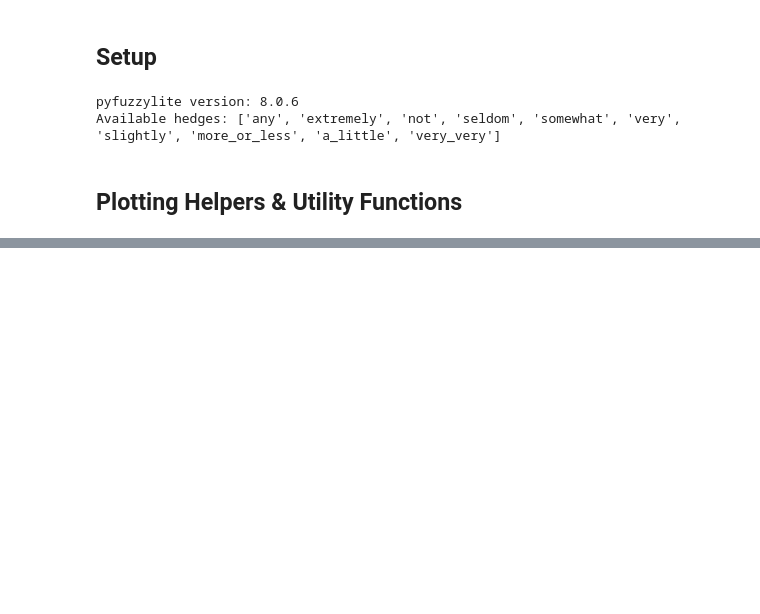
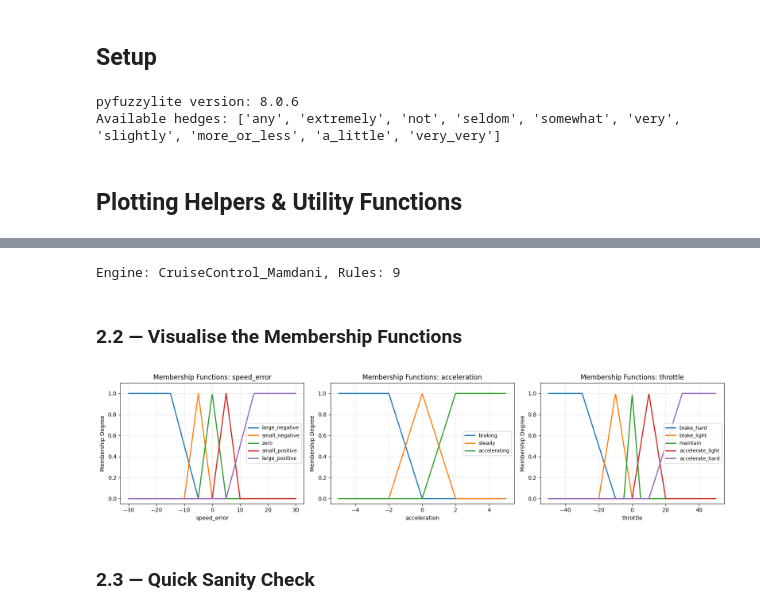
Before and after one commit to KyryloKozlovskyi/AI-Lab-6, a Jupyter notebook: problems.ipynb, the cells around one changed output, grey strips where cells are left out. Saved outputs shown, nothing was run; the diff lists cells and outputs as text; code cells hidden in the pictures; blank space fills up the shorter version.

```diff
--- a/problems.ipynb
+++ b/problems.ipynb
@@ -24,0 +227,80 @@ Available hedges: ['any', 'extremely', 'not', 'seldom', 'somewhat', 'very', 'sli
+# %%
+def create_mamdani_cruise_controller():
+    """Create a Mamdani fuzzy cruise controller."""
+    engine = fl.Engine(
+        name="CruiseControl_Mamdani",
+        input_variables=[
+            fl.InputVariable(
+                name="speed_error", minimum=-30, maximum=30,
+                terms=[
+                    fl.Trapezoid("large_negative", -30, -30, -15, -5),
+                    fl.Triangle("small_negative", -10, -5, 0),
+                    fl.Triangle("zero", -5, 0, 5),
+                    fl.Triangle("small_positive", 0, 5, 10),
+                    fl.Trapezoid("large_positive", 5, 15, 30, 30),
+                ],
+            ),
+            fl.InputVariable(
+                name="acceleration", minimum=-5, maximum=5,
+                terms=[
+                    fl.Trapezoid("braking",      -5, -5, -2,  0),
+                    fl.Triangle("steady",         -2,  0,  2),
+                    fl.Trapezoid("accelerating",   0,  2,  5,  5),
+                ],
+            ),
+        ],
+        output_variables=[
+            fl.OutputVariable(
+                name="throttle", minimum=-50, maximum=50,
+                aggregation=fl.Maximum(),
+                defuzzifier=fl.Centroid(200),
+                terms=[
+                    fl.Trapezoid("brake_hard",       -50, -50, -30, -10),
+                    fl.Triangle("brake_light",        -20, -10,   0),
+                    fl.Triangle("maintain",            -5,   0,   5),
+                    fl.Triangle("accelerate_light",     0,  10,  20),
+                    fl.Trapezoid("accelerate_hard",    10,  30,  50, 50),
+                ],
+            ),
+        ],
+        rule_blocks=[
+            fl.RuleBlock(
+                name="rules",
+                conjunction=fl.Minimum(),
+                disjunction=fl.Maximum(),
+                implication=fl.Minimum(),
+                activation=fl.General(),
+                rules=[
+                    fl.Rule.create("if speed_error is large_negative then throttle is brake_hard"),
+                    fl.Rule.create("if speed_error is small_negative and acceleration is accelerating then throttle is brake_light"),
+                    fl.Rule.create("if speed_error is small_negative and acceleration is steady then throttle is brake_light"),
+                    fl.Rule.create("if speed_error is small_negative and acceleration is braking then throttle is maintain"),
+                    fl.Rule.create("if speed_error is zero then throttle is maintain"),
+                    fl.Rule.create("if speed_error is small_positive and acceleration is braking then throttle is accelerate_light"),
+                    fl.Rule.create("if speed_error is small_positive and acceleration is steady then throttle is accelerate_light"),
+                    fl.Rule.create("if speed_error is small_positive and acceleration is accelerating then throttle is maintain"),
+                    fl.Rule.create("if speed_error is large_positive then throttle is accelerate_hard"),
+                ],
+            ),
+        ],
+    )
+    return engine
+
+
+mamdani = create_mamdani_cruise_controller()
+print(f"Engine: {mamdani.name}, Rules: {len(mamdani.rule_blocks[0].rules)}")
+# %% [output]
+Engine: CruiseControl_Mamdani, Rules: 9
+# %% [markdown]
+### 2.2 — Visualise the Membership Functions
+# %%
+fig, axes = plt.subplots(1, 3, figsize=(16, 4))
+plot_membership_functions(mamdani.input_variable("speed_error"), ax=axes[0])
+plot_membership_functions(mamdani.input_variable("acceleration"), ax=axes[1])
+plot_membership_functions(mamdani.output_variable("throttle"), ax=axes[2])
+plt.tight_layout()
+plt.show()
+# %% [output]
+[figure, added]
+# %% [markdown]
+### 2.3 — Quick Sanity Check
```
Also changed, not shown: parts of 30 cells of this notebook.
